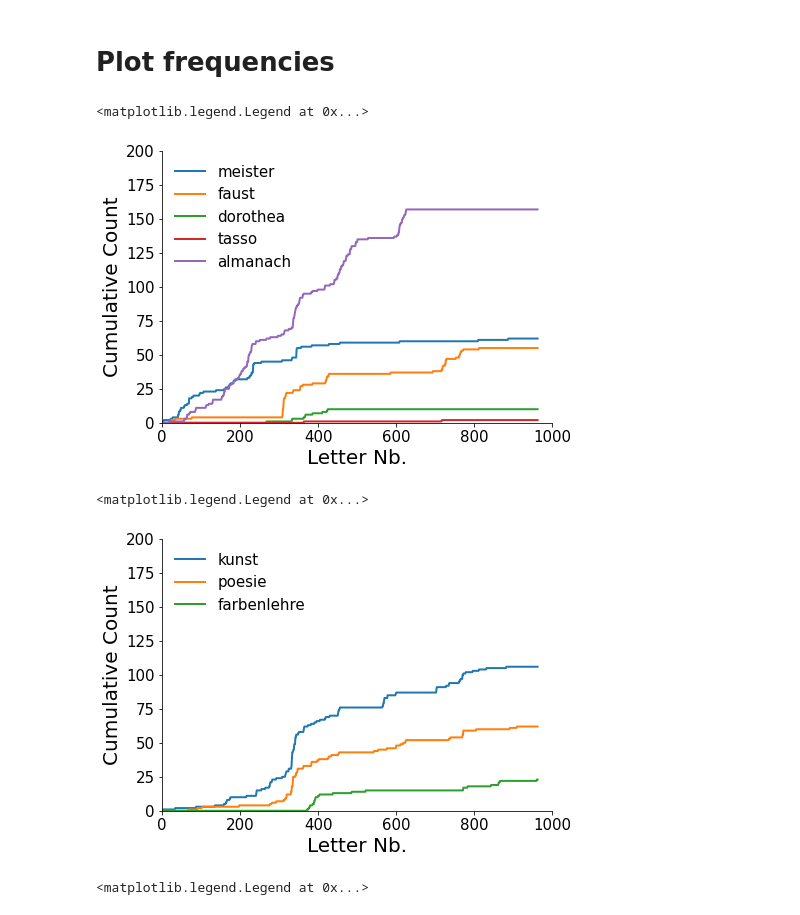
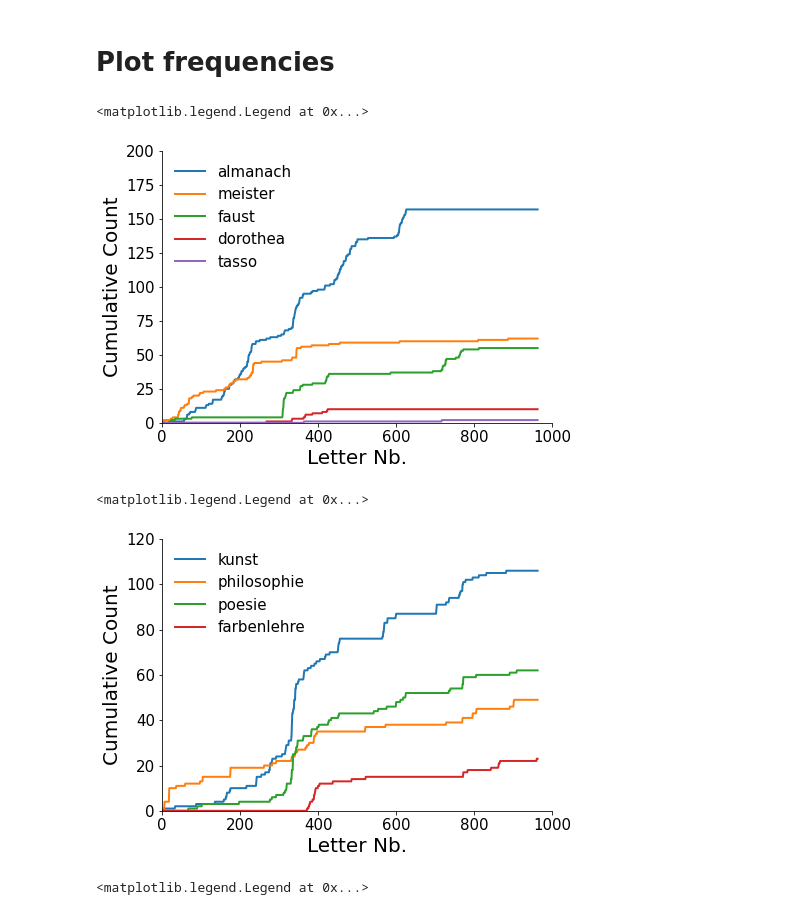
Before and after one commit to Ma-Fi-94/letters, a Jupyter notebook: Word_Frequencies_Over_Time.ipynb, the cells around one changed output. Cells and saved outputs as stored; diff of their text form; code cells hidden in the pictures.

```diff
--- a/Word_Frequencies_Over_Time.ipynb
+++ b/Word_Frequencies_Over_Time.ipynb
@@ -56,7 +56,7 @@ word_stats.head(50)
 # %% [markdown]
 # Plot frequencies
 # %%
-print_words = ["meister", "faust", "dorothea", "tasso", "almanach"]
+print_words = ["almanach", "meister", "faust", "dorothea", "tasso"]
 
 fig, ax = plt.subplots(1,1,figsize=(7,5))
 
@@ -74,27 +74,27 @@ ax.set_ylim((0,200))
 ax.legend(loc=2, frameon=False, fontsize=15)
 # %% [output]
 <matplotlib.legend.Legend at 0x...>
-[figure, old version]
+[figure, new version]
 # %%
-print_words = ["kunst", "poesie", "farbenlehre"]
+print_words = ["kunst", "philosophie", "poesie", "farbenlehre"]
 
 fig, ax = plt.subplots(1,1,figsize=(7,5))
 
 for print_word in print_words:
     freq_over_time = word_frequencies[:, np.array(words)==print_word]
     ax.plot(np.cumsum(freq_over_time), lw=2, label=print_word)
 
 ax.set_xlabel("Letter Nb.", size=20)
 ax.set_ylabel("Cumulative Count", size=20)
 ax.tick_params(axis='both', which='major', labelsize=15)
 ax.spines["top"].set_visible(False)
 ax.spines["right"].set_visible(False)
 ax.set_xlim((0,1000))
-ax.set_ylim((0,200))
+ax.set_ylim((0,120))
 ax.legend(loc=2, frameon=False, fontsize=15)
 # %% [output]
 <matplotlib.legend.Legend at 0x...>
-[figure, old version]
+[figure, new version]
 # %%
 print_words = ["weimar", "jena", "frankfurt", "berlin"]
 
```
Also changed, not shown: 1 other file.
